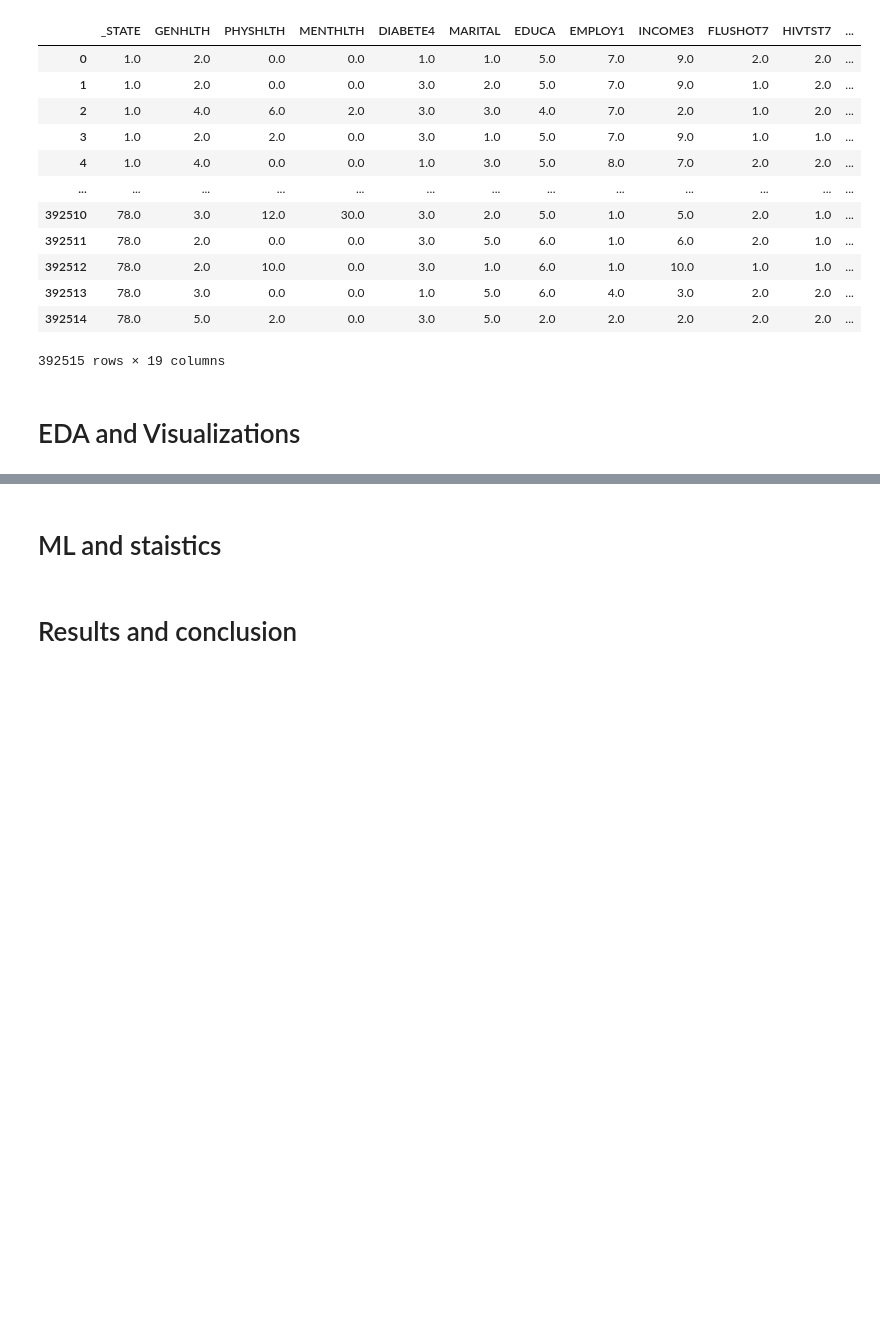
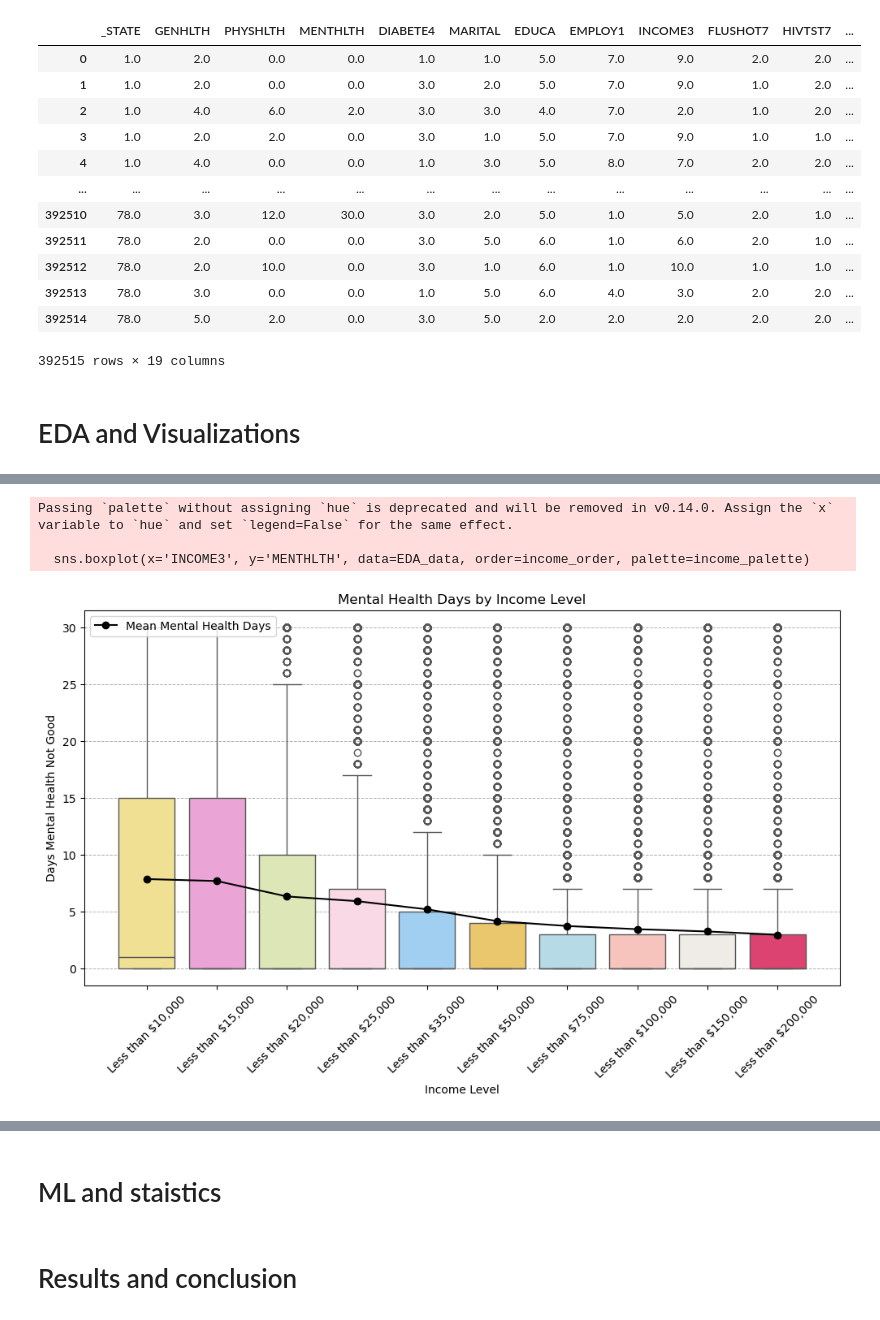
Before and after one commit to cs418-fa24/project-check-in-team-10, a Jupyter notebook: Final_Report.ipynb, the cells around one changed output, grey strips where cells are left out. Drawn from its saved outputs; the diff is of its cells as text; code cells hidden in the pictures; blank space fills up the shorter version.

```diff
--- a/Final_Report.ipynb
+++ b/Final_Report.ipynb
@@ -45,0 +95,20 @@ pd.read_csv("imputed_data.csv")
+# %%
+income_order = [ 'Less than $10,000', 'Less than $15,000', 'Less than $20,000', 'Less than $25,000', 'Less than $35,000', 'Less than $50,000', 'Less than $75,000', 'Less than $100,000', 'Less than $150,000', 'Less than $200,000', '$200,000 or more']
+income_palette =  ["#FFEA85", "#F698DB", "#E1EEAF", "#FFD3E4", "#92D1FF", "#FFD058", "#AFDFEE",  "#FFBDB4",  "#F1EBE4",  "#F72967", "#BCACDD"]
+income_means = EDA_data.groupby('INCOME3')['MENTHLTH'].mean().reindex(income_order)
+
+plt.figure(figsize=(12, 6))
+sns.boxplot(x='INCOME3', y='MENTHLTH', data=EDA_data, order=income_order, palette=income_palette)
+plt.plot(range(len(income_order)), income_means, color='black', marker='o', linestyle='-', label='Mean Mental Health Days')
+plt.title('Mental Health Days by Income Level')
+plt.xlabel('Income Level')
+plt.ylabel('Days Mental Health Not Good')
+plt.xticks(rotation=45)
+plt.grid(axis='y', linestyle='--', linewidth=0.7)
+plt.legend()
+plt.show()
+# %% [output]
+Passing `palette` without assigning `hue` is deprecated and will be removed in v0.14.0. Assign the `x` variable to `hue` and set `legend=False` for the same effect.
+
+  sns.boxplot(x='INCOME3', y='MENTHLTH', data=EDA_data, order=income_order, palette=income_palette)
+[figure, added]
```
Also changed, not shown: parts of 6 cells of this notebook, 1 other file.
